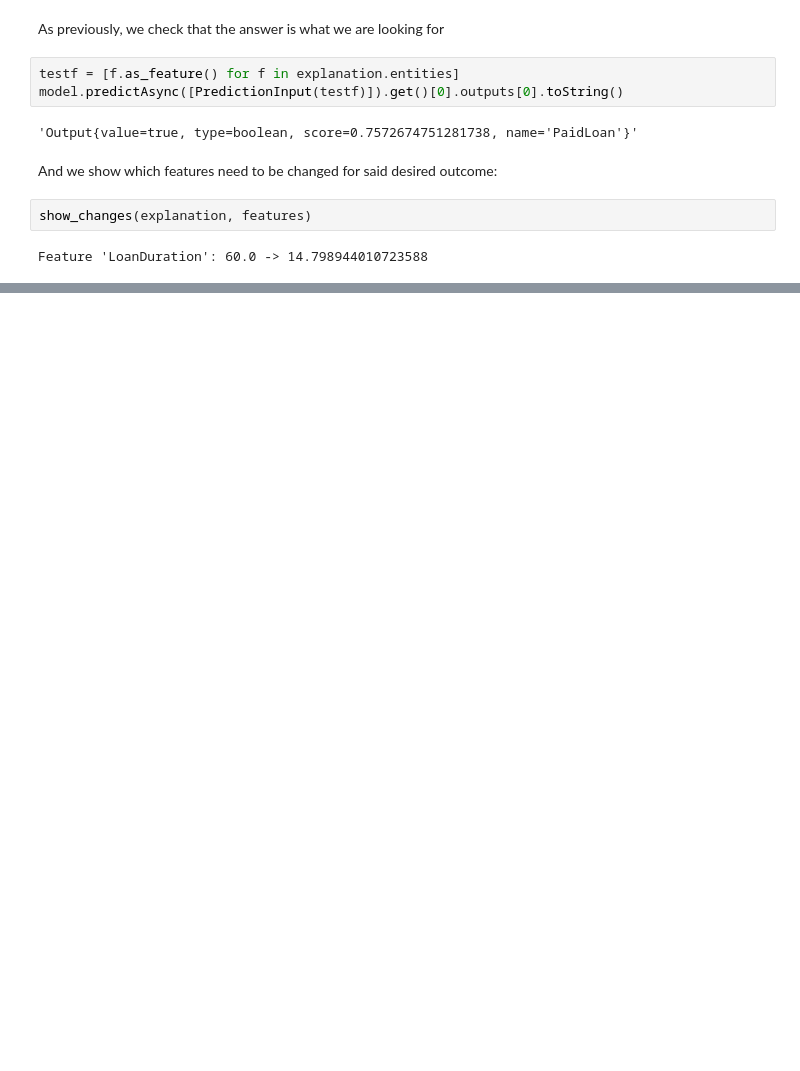
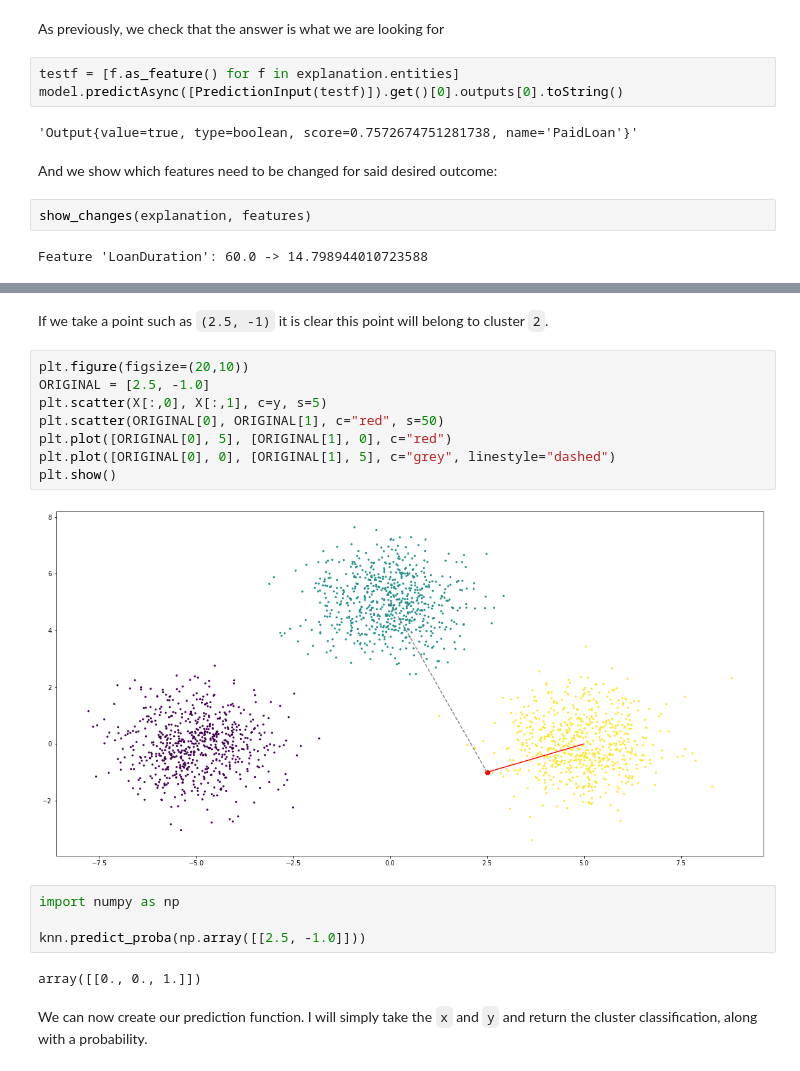
Before and after one commit to trustyai-explainability/trustyai-explainability-python-examples, a Jupyter notebook: examples/Counterfactuals.ipynb, the cells around one changed output, grey strips where cells are left out. Saved outputs shown, nothing was run; the diff lists cells and outputs as text; blank space fills up the shorter version.

```diff
--- a/examples/Counterfactuals.ipynb
+++ b/examples/Counterfactuals.ipynb
@@ -608,0 +640,21 @@ Feature 'LoanDuration': 60.0 -> 14.798944010723588
+# %% [markdown]
+If we take a point such as `(2.5, -1)` it is clear this point will belong to cluster `2`.
+# %%
+plt.figure(figsize=(20,10))
+ORIGINAL = [2.5, -1.0]
+plt.scatter(X[:,0], X[:,1], c=y, s=5)
+plt.scatter(ORIGINAL[0], ORIGINAL[1], c="red", s=50)
+plt.plot([ORIGINAL[0], 5], [ORIGINAL[1], 0], c="red")
+plt.plot([ORIGINAL[0], 0], [ORIGINAL[1], 5], c="grey", linestyle="dashed")
+plt.show()
+# %% [output]
+[figure, added]
+# %%
+import numpy as np
+
+knn.predict_proba(np.array([[2.5, -1.0]]))
+# %% [output]
+array([[0., 0., 1.]])
+# %% [markdown]
+We can now create our prediction function. I will simply take the `x` and `y` and return the cluster classification,
+along with a probability.
```
Also changed, not shown: parts of 23 cells of this notebook.
